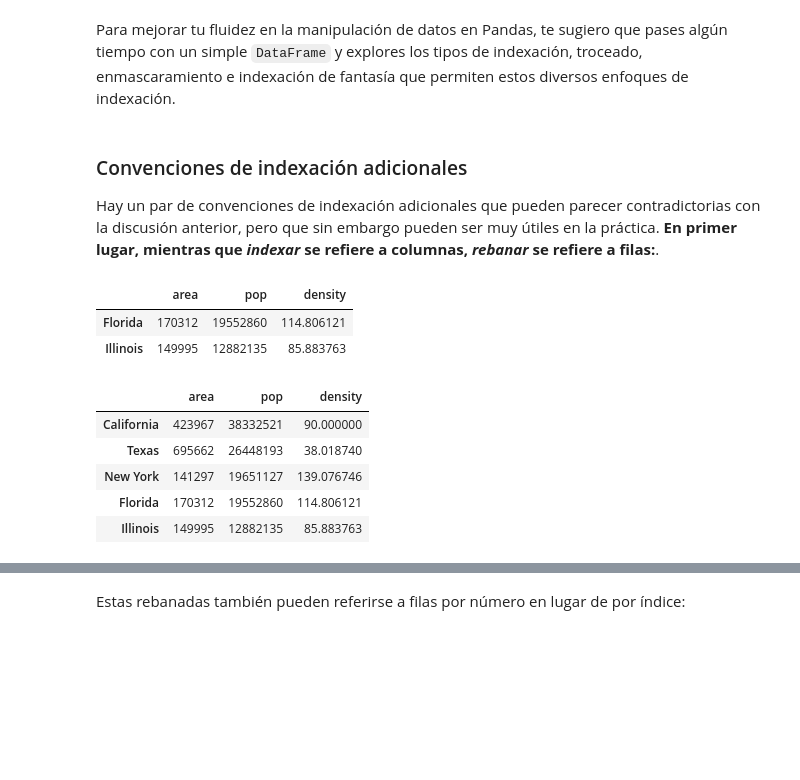
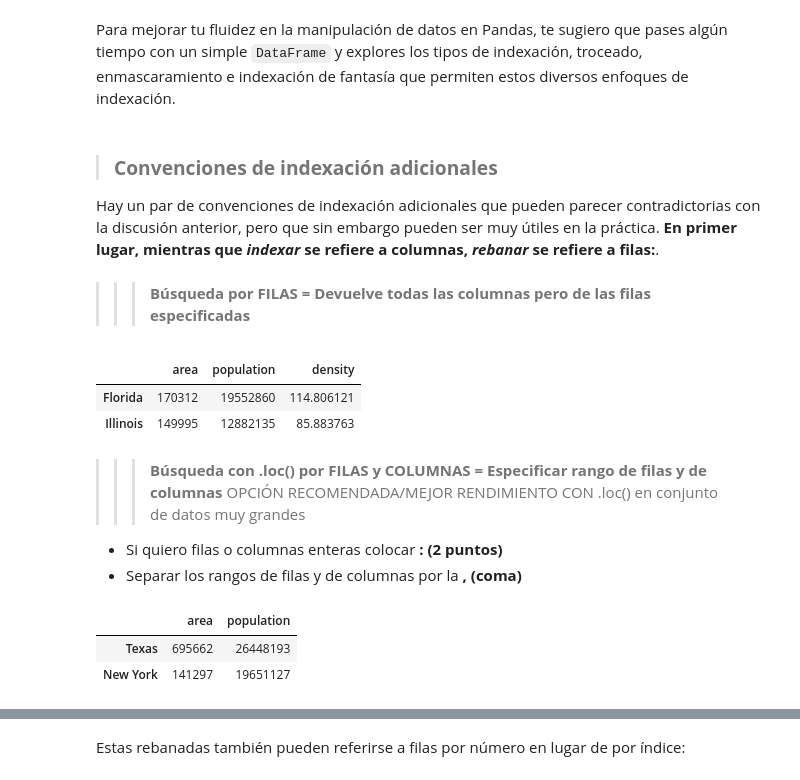
Before and after one commit to XimenaPO/DS_PT_09_2023, a Jupyter notebook: Data_Analysis/2-Pandas/Teoría/2_Data-Indexing-and-Selection.ipynb, the cells around one changed output, grey strips where cells are left out. Saved outputs shown, nothing was run; the diff lists cells and outputs as text; code cells hidden in the pictures; blank space fills up the shorter version.

Commit message:
upload APUNTES indexación y selección de datos pd

```diff
--- a/Data_Analysis/2-Pandas/Teoría/2_Data-Indexing-and-Selection.ipynb
+++ b/Data_Analysis/2-Pandas/Teoría/2_Data-Indexing-and-Selection.ipynb
@@ -203,12 +241,12 @@ Volvamos a nuestro ejemplo de las áreas y poblaciones de los estados:
 area = pd.Series({'California': 423967, 'Texas': 695662,
                   'New York': 141297, 'Florida': 170312,
                   'Illinois': 149995})
-pop = pd.Series({'California': 38332521, 'Texas': 26448193,
+population = pd.Series({'California': 38332521, 'Texas': 26448193,
                  'New York': 19651127, 'Florida': 19552860,
                  'Illinois': 12882135})
 # cities = pd.Series({'California': "Sacramento", 'Texas': "Otra ciudad 1",
 #                  'New York': "Albany", 'Florida': "Miami",
 #                  'Illinois': "Otra ciudad 2"})
-data = pd.DataFrame({'area':area, 'pop':pop})
+data = pd.DataFrame({'area':area, 'population':population})
 data
 # %% [output]
@@ -276,4 +362,4 @@ Se puede crear una columna nueva con el resultado de dividir, multiplicar, sumar
 # %%
-data['density'] = data['pop'] / data['area']
+data['density'] = data['population'] / data['area'] # LO HAGO DIRECTAMENTE DE ESTA FORMA
 data
 # %% [output]
@@ -402,0 +544,2 @@ data
+# %%
+data.loc['California','area'] = 420000 # Cambiar el dato por nombre de fila y de columna
@@ -403,24 +555,30 @@ data
 # %% [markdown]
 Para mejorar tu fluidez en la manipulación de datos en Pandas, te sugiero que pases algún tiempo con un simple ``DataFrame`` y explores los tipos de indexación, troceado, enmascaramiento e indexación de fantasía que permiten estos diversos enfoques de indexación.
 # %% [markdown]
-### Convenciones de indexación adicionales
+> ### **Convenciones de indexación adicionales**
 
 Hay un par de convenciones de indexación adicionales que pueden parecer contradictorias con la discusión anterior, pero que sin embargo pueden ser muy útiles en la práctica.
 **En primer lugar, mientras que *indexar* se refiere a columnas, *rebanar* se refiere a filas:**.
+# %% [markdown]
+>>> **Búsqueda por FILAS = Devuelve todas las columnas pero de las filas especificadas**
 # %%
 data['Florida':'Illinois'] # Acá busca los índices que quiero y devuelve todas las columnas
                            # de esas FILAS especificadas
 # %% [output]
-|  | area | pop | density |
+|  | area | population | density |
 | Florida | 170312 | 19552860 | 114.806121 |
 | Illinois | 149995 | 12882135 | 85.883763 |
+# %% [markdown]
+>>> **Búsqueda con .loc() por FILAS y COLUMNAS = Especificar rango de filas y de columnas**
+OPCIÓN RECOMENDADA/MEJOR RENDIMIENTO CON .loc() en conjunto de datos muy grandes
+
+* Si quiero filas o columnas enteras colocar **: (2 puntos)**
+* Separar los rangos de filas y de columnas por la **, (coma)**
 # %%
-data.loc[:, 'area':'density'] # Acá devuelve todas las columnas
+# EJEMPLO 1
+data.loc['Texas': 'New York', 'area':'population'] # Acá devuelve todas las columnas
                               # hay que poner los : al principio SI o SI, si no da error
 # %% [output]
-|  | area | pop | density |
-| California | 423967 | 38332521 | 90.000000 |
-| Texas | 695662 | 26448193 | 38.018740 |
-| New York | 141297 | 19651127 | 139.076746 |
-| Florida | 170312 | 19552860 | 114.806121 |
-| Illinois | 149995 | 12882135 | 85.883763 |
+|  | area | population |
+| Texas | 695662 | 26448193 |
+| New York | 141297 | 19651127 |
```
Also changed, not shown: parts of 76 cells of this notebook, 1 other file.
